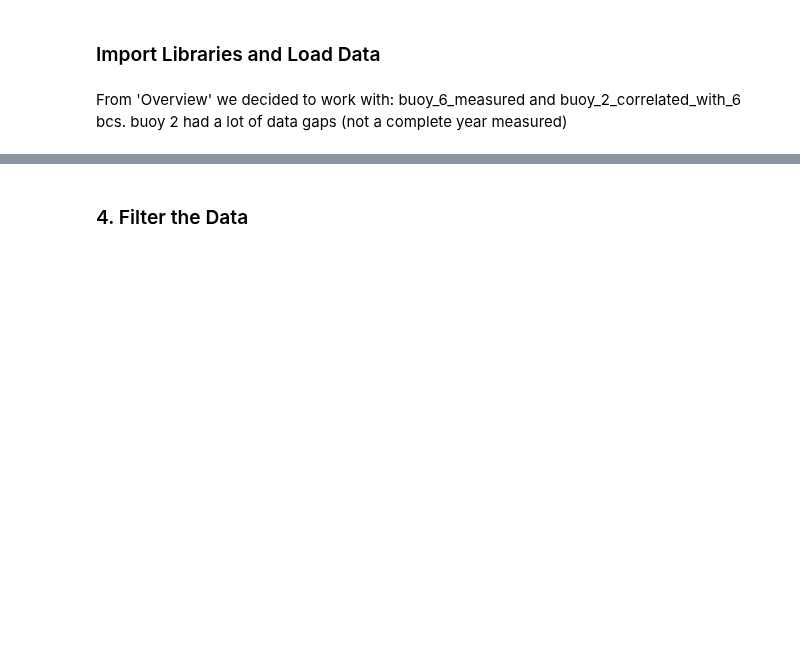
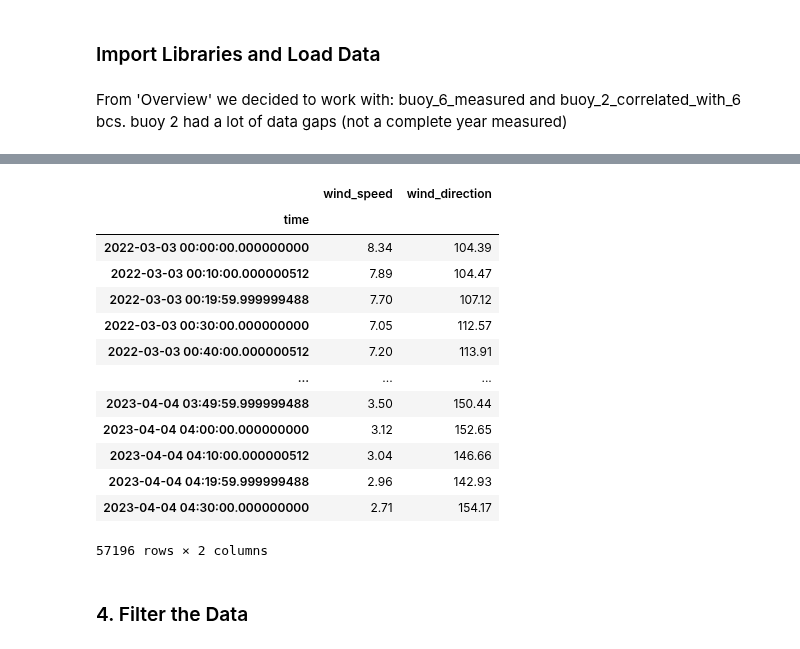
Before and after one commit to boujuan/StudentProject-Yield-Predictions-Offshore, a Jupyter notebook: Short_term_wind_climate_Julia.ipynb, the cells around one changed output, grey strips where cells are left out. Cells and saved outputs as stored; diff of their text form; code cells hidden in the pictures; blank space fills up the shorter version.

Commit message:
dataframe conversion

```diff
--- a/Short_term_wind_climate_Julia.ipynb
+++ b/Short_term_wind_climate_Julia.ipynb
@@ -73,5 +101,46 @@ winddirection_buoy_2 = buoy2_file.groups['ZX_LIDAR_WLBZ_6_MCP'].variables['wind_
 time6 = xrbuoy6.variables['time'][:]
 windspeed6 = buoy6_file.groups['ZX_LIDAR_WLBZ_6'].variables['wind_speed'][:]
 winddirection_buoy_6 = buoy6_file.groups['ZX_LIDAR_WLBZ_6'].variables['wind_from_direction'][:]
+# %%
+
+def create_buoy_dataframes(time, windspeed, winddirection):
+    # Convert time variables to pandas datetime (though it's already in datetime64[ns] format)
+    time = pd.to_datetime(time, unit='ns', origin='unix')
+    # Create DataFrame for Buoy 2 or two
+    df_buoy = pd.DataFrame({
+        'time': time,
+        'wind_speed': windspeed,
+        'wind_direction': winddirection
+    }).set_index('time')
+    return df_buoy
+
+#heights for buoy 6: 14 42 94 140 200 250
+#indices for the heights: 0 1 2 3 4 5
+#In future we gonna work only with the height measurements
+#of 140 and 200 meters to interpolate these two heights to the hub height of 150 m
+#So that is why we only convert windspeeds[:, 0, 0, 3] and winddirection_buoy_2[:, 0, 0, 3] for example. Because these indicies stand for the two heights of interest.
+
+df_buoy_2_140m  = create_buoy_dataframes(time2, windspeed2[:, 0, 0, 3], winddirection_buoy_2[:, 0, 0, 3])
+df_buoy_2_200m  = create_buoy_dataframes(time2, windspeed2[:, 0, 0, 4], winddirection_buoy_2[:, 0, 0, 4])
+
+df_buoy_6_140m  = create_buoy_dataframes(time6, windspeed6[:, 0, 0, 3], winddirection_buoy_6[:, 0, 0, 3])
+df_buoy_6_200m  = create_buoy_dataframes(time6, windspeed6[:, 0, 0, 4], winddirection_buoy_6[:, 0, 0, 4])
+
+df_buoy_6_140m
+# %% [output]
+|  | wind_speed | wind_direction |
+| time |  |  |
+| 2022-03-03 00:00:00.000000000 | 8.34 | 104.39 |
+| 2022-03-03 00:10:00.000000512 | 7.89 | 104.47 |
+| 2022-03-03 00:19:59.999999488 | 7.70 | 107.12 |
+| 2022-03-03 00:30:00.000000000 | 7.05 | 112.57 |
+| 2022-03-03 00:40:00.000000512 | 7.20 | 113.91 |
+| ... | ... | ... |
+| 2023-04-04 03:49:59.999999488 | 3.50 | 150.44 |
+| 2023-04-04 04:00:00.000000000 | 3.12 | 152.65 |
+| 2023-04-04 04:10:00.000000512 | 3.04 | 146.66 |
+| 2023-04-04 04:19:59.999999488 | 2.96 | 142.93 |
+| 2023-04-04 04:30:00.000000000 | 2.71 | 154.17 |
+57196 rows × 2 columns
 # %% [markdown]
 ### 4. Filter the Data
```
Also changed, not shown: parts of 9 cells of this notebook.
